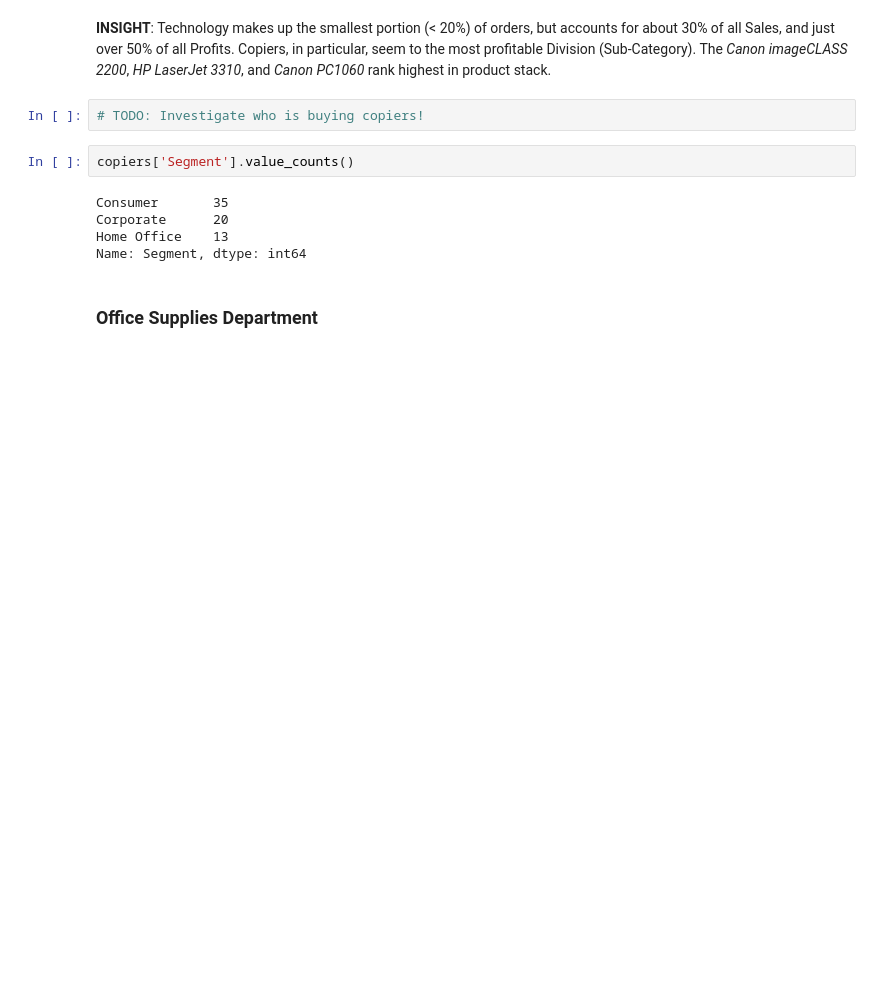
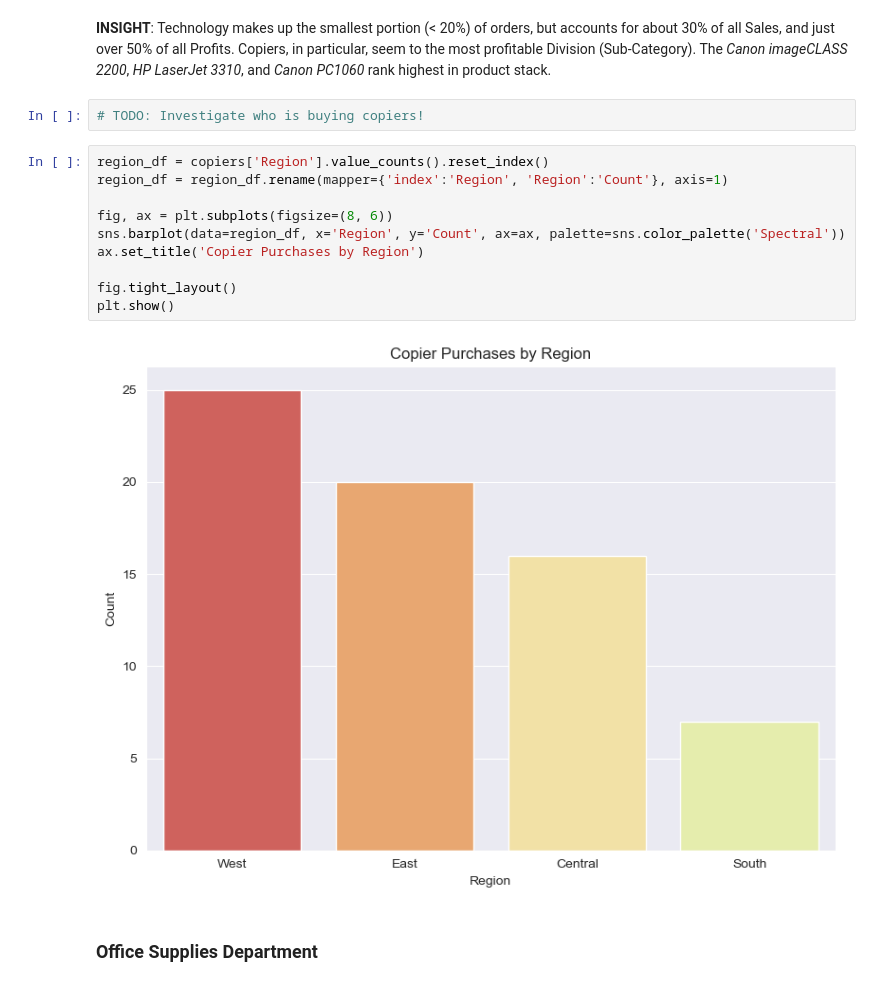
Before and after one commit to Road2Data/P4-Superstore-Sales, a Jupyter notebook: categorical_analysis.ipynb, the cells around one changed output. Drawn from its saved outputs; the diff is of its cells as text; blank space fills up the shorter version.

```diff
--- a/categorical_analysis.ipynb
+++ b/categorical_analysis.ipynb
@@ -135,12 +135,17 @@ copiers[['ProductName', 'Profit']].groupby(by='ProductName', as_index=False).sum
 **INSIGHT**: Technology makes up the smallest portion (< 20%) of orders, but accounts for about 30% of all Sales, and just over 50% of all Profits. Copiers, in particular, seem to the most profitable Division (Sub-Category). The *Canon imageCLASS 2200*, *HP LaserJet 3310*, and *Canon PC1060* rank highest in product stack.
 # %%
 # TODO: Investigate who is buying copiers!
-# %%
-copiers['Segment'].value_counts()
-# %% [output]
-Consumer       35
-Corporate      20
-Home Office    13
-Name: Segment, dtype: int64
+# %%
+region_df = copiers['Region'].value_counts().reset_index()
+region_df = region_df.rename(mapper={'index':'Region', 'Region':'Count'}, axis=1)
+
+fig, ax = plt.subplots(figsize=(8, 6))
+sns.barplot(data=region_df, x='Region', y='Count', ax=ax, palette=sns.color_palette('Spectral'))
+ax.set_title('Copier Purchases by Region')
+
+fig.tight_layout()
+plt.show()
+# %% [output]
+[figure, added]
 # %% [markdown]
 ### Office Supplies Department
```
Also changed, not shown: parts of 5 cells of this notebook, 1 other file.
